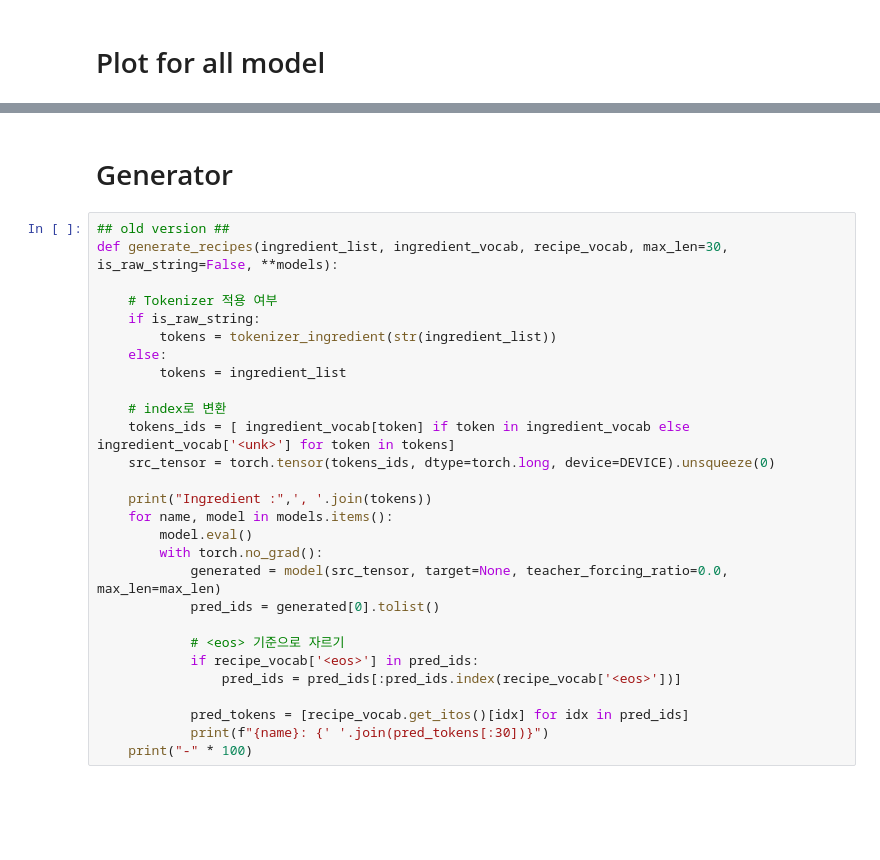
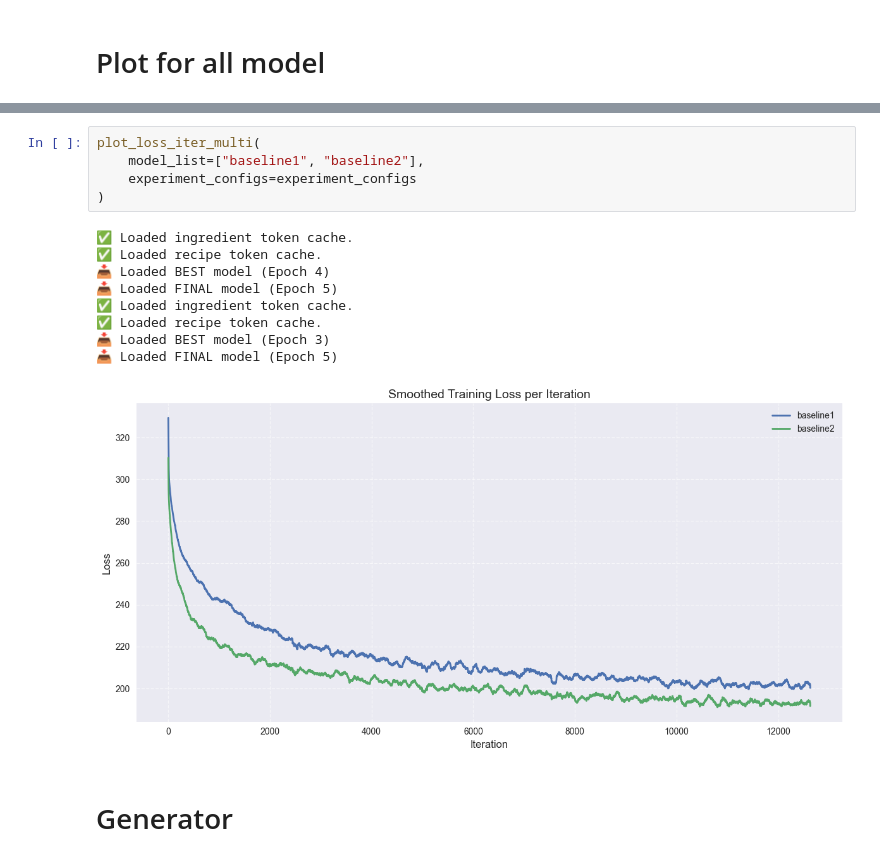
Before and after one commit to jkim0094/CookingRecipeGenerator, a Jupyter notebook: ass2(desktop).ipynb, the cells around one changed output, grey strips where cells are left out. Drawn from its saved outputs; the diff is of its cells as text; blank space fills up the shorter version.

```diff
--- a/ass2(desktop).ipynb
+++ b/ass2(desktop).ipynb
@@ -1787,30 +1763,17 @@ Train Loss: 3.1154 | Val Loss: 5.0793 | Time: 3176.11s
+# %%
+plot_loss_iter_multi(
+    model_list=["baseline1", "baseline2"],
+    experiment_configs=experiment_configs
+)
+# %% [output]
+✅ Loaded ingredient token cache.
+✅ Loaded recipe token cache.
+📥 Loaded BEST model (Epoch 4)
+📥 Loaded FINAL model (Epoch 5)
+✅ Loaded ingredient token cache.
+✅ Loaded recipe token cache.
+📥 Loaded BEST model (Epoch 3)
+📥 Loaded FINAL model (Epoch 5)
+[figure, added]
 # %% [markdown]
 # Generator
-# %%
-## old version ##
-def generate_recipes(ingredient_list, ingredient_vocab, recipe_vocab, max_len=30, is_raw_string=False, **models):
-
-    # Tokenizer 적용 여부
-    if is_raw_string:
-        tokens = tokenizer_ingredient(str(ingredient_list))
-    else:
-        tokens = ingredient_list
-
-    # index로 변환
-    tokens_ids = [ ingredient_vocab[token] if token in ingredient_vocab else ingredient_vocab['<unk>'] for token in tokens]
-    src_tensor = torch.tensor(tokens_ids, dtype=torch.long, device=DEVICE).unsqueeze(0)
-
-    print("Ingredient :",', '.join(tokens))
-    for name, model in models.items():
-        model.eval()
-        with torch.no_grad():
-            generated = model(src_tensor, target=None, teacher_forcing_ratio=0.0, max_len=max_len)
-            pred_ids = generated[0].tolist()
-
-            # <eos> 기준으로 자르기
-            if recipe_vocab['<eos>'] in pred_ids:
-                pred_ids = pred_ids[:pred_ids.index(recipe_vocab['<eos>'])]
-
-            pred_tokens = [recipe_vocab.get_itos()[idx] for idx in pred_ids]
-            print(f"{name}: {' '.join(pred_tokens[:30])}")
-    print("-" * 100)
```
Also changed, not shown: parts of 20 cells of this notebook.
